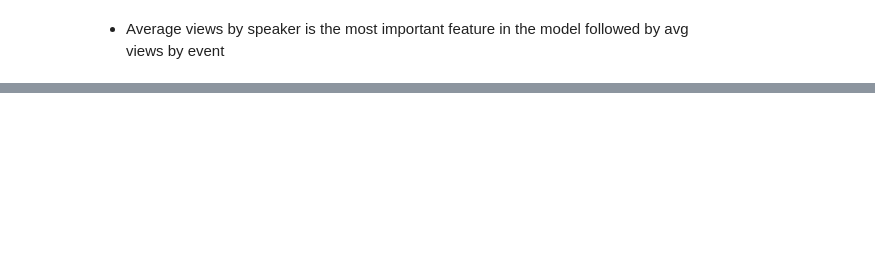
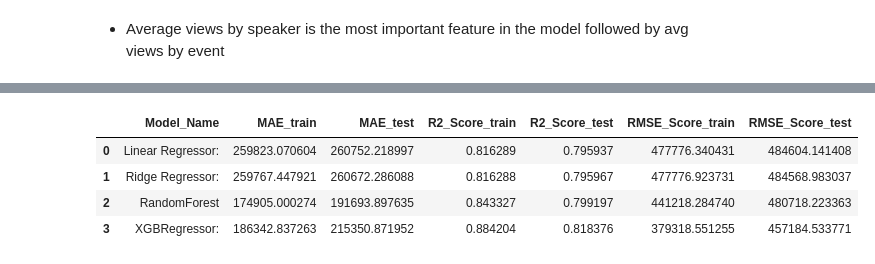
Before and after one commit to Aehteshaam-Shaikh/Ted-Talk-views-prediction, a Jupyter notebook: Ted_Talk_Views_Prediction.ipynb, the cells around one changed output, grey strips where cells are left out. Cells and saved outputs as stored; diff of their text form; code cells hidden in the pictures; blank space fills up the shorter version.

```diff
--- a/Ted_Talk_Views_Prediction.ipynb
+++ b/Ted_Talk_Views_Prediction.ipynb
@@ -1015,0 +1116,28 @@ plt.show()
+# %%
+#Defining all these models with optimal parameters
+models = [
+           ['Linear Regressor: ', LinearRegression()],
+          ['Ridge Regressor: ', Ridge(alpha=1.0)],
+           ['RandomForest ',RandomForestRegressor(ccp_alpha=0.0, criterion='mae',max_depth=5,min_impurity_decrease=0.0,
+                                                  min_samples_leaf=1,min_samples_split=2, min_weight_fraction_leaf=0.0,n_estimators=100, verbose=0)],
+           ['XGBRegressor: ', XGBRegressor(base_score=0.5, booster='gbtree', colsample_bylevel=1,colsample_bynode=1,
+                                           colsample_bytree=1, gamma=0,importance_type='gain', learning_rate=0.1,
+                                           max_delta_step=0,max_depth=4, min_child_weight=1, n_estimators=50, n_jobs=1,
+                                           random_state=0,reg_alpha=0, reg_lambda=1, scale_pos_weight=1, subsample=1, verbosity=1)]
+          ]
+# %%
+
+#Let's run all the models and store the scores
+model_data = []
+for name,curr_model in models :
+    model_dict = {}
+
+    model_dict["Model_Name"] = name
+    curr_model.fit(X_train,Y_train)
+    model_dict["MAE_train"] =metrics.mean_absolute_error(Y_train, curr_model.predict(X_train))
+    model_dict["MAE_test"] =metrics.mean_absolute_error(Y_test, curr_model.predict(X_test))
+    model_dict["R2_Score_train"] = r2_score(Y_train,curr_model.predict(X_train))
+    model_dict["R2_Score_test"] = r2_score(Y_test,curr_model.predict(X_test))
+    model_dict["RMSE_Score_train"] = np.sqrt(mean_squared_error(Y_train,curr_model.predict(X_train)))
+    model_dict["RMSE_Score_test"] = np.sqrt(mean_squared_error(Y_test,curr_model.predict(X_test)))
+    model_data.append(model_dict)
@@ -1015,0 +1146,10 @@ plt.show()
+# %%
+#Summary of all the models
+models_df = pd.DataFrame(model_data)
+models_df
+# %% [output]
+|  | Model_Name | MAE_train | MAE_test | R2_Score_train | R2_Score_test | RMSE_Score_train | RMSE_Score_test |
+| 0 | Linear Regressor: | 259823.070604 | 260752.218997 | 0.816289 | 0.795937 | 477776.340431 | 484604.141408 |
+| 1 | Ridge Regressor: | 259767.447921 | 260672.286088 | 0.816288 | 0.795967 | 477776.923731 | 484568.983037 |
+| 2 | RandomForest | 174905.000274 | 191693.897635 | 0.843327 | 0.799197 | 441218.284740 | 480718.223363 |
+| 3 | XGBRegressor: | 186342.837263 | 215350.871952 | 0.884204 | 0.818376 | 379318.551255 | 457184.533771 |
```
Also changed, not shown: parts of 31 cells of this notebook.
